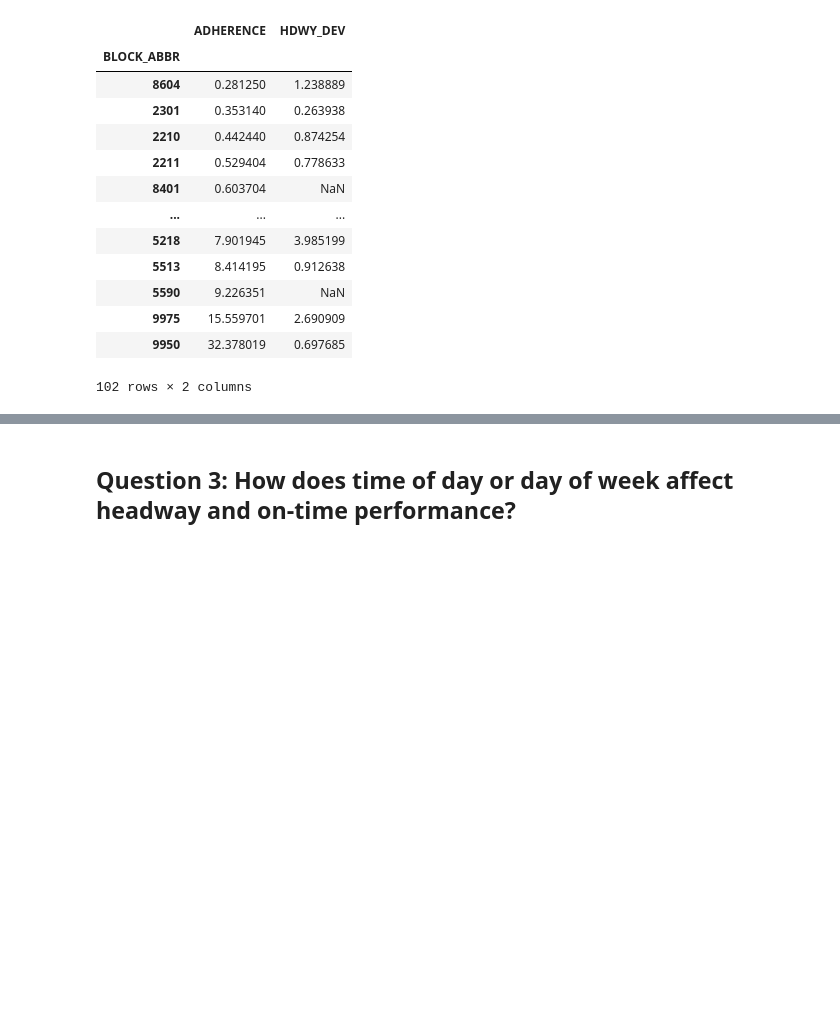
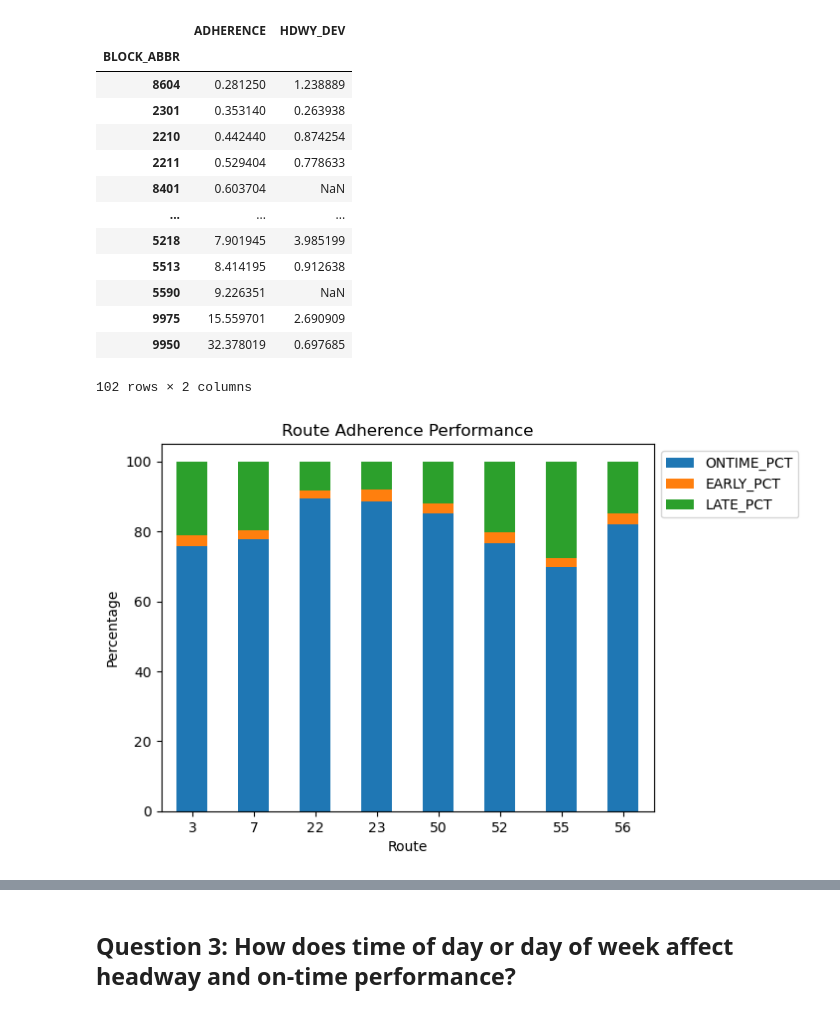
Before and after one commit to NSS-Data-Analytics-Cohort-11/wego-caesars-legion, a Jupyter notebook: notebooks/WeGo Data Introduction.ipynb, the cells around one changed output, grey strips where cells are left out. Saved outputs shown, nothing was run; the diff lists cells and outputs as text; code cells hidden in the pictures; blank space fills up the shorter version.

```diff
--- a/notebooks/WeGo Data Introduction.ipynb
+++ b/notebooks/WeGo Data Introduction.ipynb
@@ -15,3 +15,16 @@ wego.head()
 | 3 | 120230801 | 1 | 99457893 | 2023-08-01 | 22 | 2200 | 1040 | 345104 | ... |
 | 4 | 120230801 | 1 | 99457894 | 2023-08-01 | 22 | 2200 | 1040 | 345105 | ... |
 5 rows × 30 columns
+# %%
+# Calculate HDWY Deviation Percentage
+def get_dev_pct(row):
+    '''Takes a row as input, returns a perfencate value.
+    Calculate the headway deviation percentage taking into
+    consideration the possibility of SCHEDULED_HDWY being 0'''
+    if row['SCHEDULED_HDWY'] != 0:
+        return abs(row['HDWY_DEV']) / row['SCHEDULED_HDWY'] * 100
+    else:
+        return np.NaN
+
+# create headway deviation percentable column
+wego.loc[:, 'HDWY_DEV_PCT'] = wego.apply(lambda r: get_dev_pct(r), axis=1)
@@ -17,0 +64,7 @@ wego.head()
+# %%
+wego.loc[:, 'HDWY_BUNCHING'] = wego.apply(lambda r:
+                                          is_hdwy_bunching(r['HDWY_DEV'], r['HDWY_DEV_PCT']), axis=1)
+wego.loc[:, 'HDWY_ACCEPTABLE'] = wego.apply(lambda r:
+                                            is_hdwy_acceptable(r['HDWY_DEV_PCT']), axis=1)
+wego.loc[:, 'HDWY_GAPPING'] = wego.apply(lambda r:
+                                         is_hdwy_gapping(r['HDWY_DEV'], r['HDWY_DEV_PCT']), axis=1)
@@ -328,3 +431,27 @@ wego.groupby('BLOCK_ABBR')[['ADHERENCE','HDWY_DEV']].mean().abs().sort_values('A
 | 9975 | 15.559701 | 2.690909 |
 | 9950 | 32.378019 | 0.697685 |
 102 rows × 2 columns
+# %%
+routes_totals = (
+    wego.groupby('ROUTE_ABBR')
+         [['ADJUSTED_ONTIME_COUNT', 'ADJUSTED_LATE_COUNT', 'ADJUSTED_EARLY_COUNT']]
+         .sum()
+)
+
+routes_totals['TOTALS'] = routes_totals.sum(axis=1)
+
+routes_totals.loc[:, 'ONTIME_PCT'] = routes_totals['ADJUSTED_ONTIME_COUNT'] / routes_totals['TOTALS'] * 100
+routes_totals.loc[:, 'EARLY_PCT'] = routes_totals['ADJUSTED_EARLY_COUNT'] / routes_totals['TOTALS'] * 100
+routes_totals.loc[:, 'LATE_PCT'] = routes_totals['ADJUSTED_LATE_COUNT'] / routes_totals['TOTALS'] * 100
+
+# Route Adherence graph
+ax = (
+    routes_totals[['ONTIME_PCT', 'EARLY_PCT', 'LATE_PCT']]
+).plot(kind='bar', stacked=True)
+ax.set(title = 'Route Adherence Performance',
+        xlabel = 'Route',
+       ylabel = 'Percentage')
+ax.legend(bbox_to_anchor=(1, 1))
+ax.tick_params(axis='x', rotation=0)
+# %% [output]
+[figure, added]
```
Also changed, not shown: parts of 71 cells of this notebook, 1 other file.
